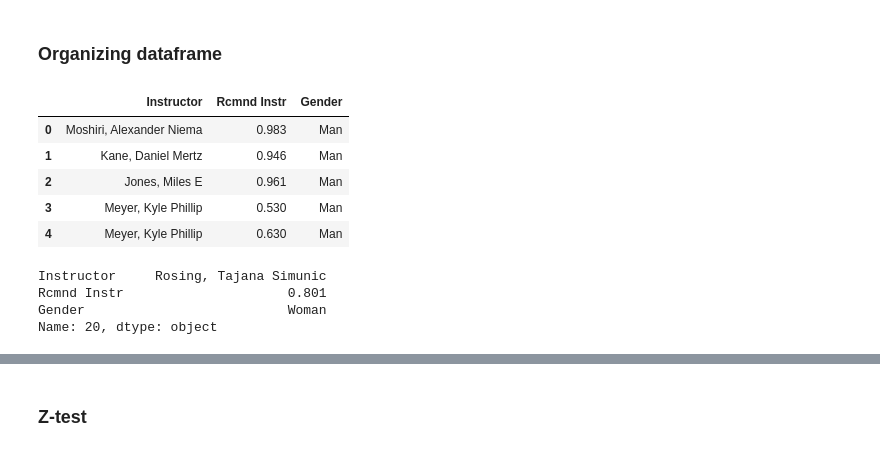
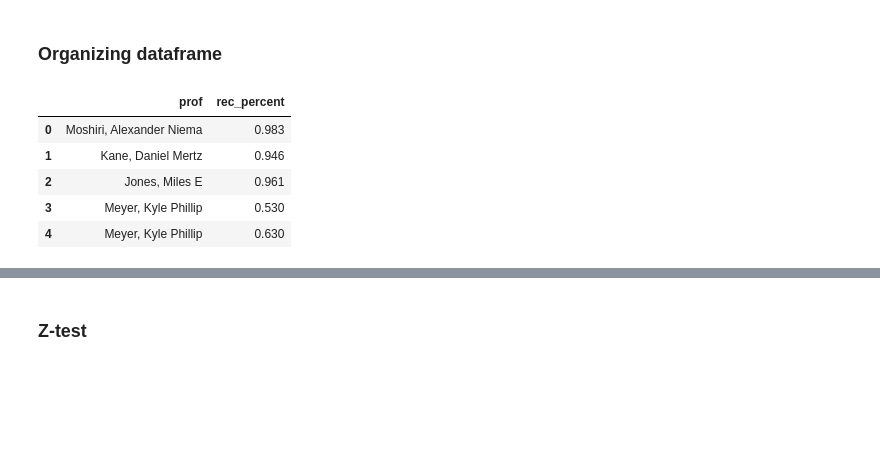
Before and after one commit to nihabhaskar/CSE_194_Project, a Jupyter notebook: stats.ipynb, the cells around one changed output, grey strips where cells are left out. Cells and saved outputs as stored; diff of their text form; code cells hidden in the pictures; blank space fills up the shorter version.

```diff
--- a/stats.ipynb
+++ b/stats.ipynb
@@ -11,2 +10,9 @@ df['Rcmnd Instr'] = df['Rcmnd Instr'].str.rstrip('%').astype('float') / 100.0
 # %%
-women_profs = ['Heninger, Nadia A', 'Rosing, Tajana Simunic', 'Chaudhuri, Kamalika', 'Alvarado, Christine J.', 'Minnes Kemp, Mor Mia', 'Polikarpova, Nadezhda', 'Esmaeilzadeh, Hadi', 'Riek, Laurel D', 'Gymrek, Melissa Ann', 'Chaudhuri, Kamalika', 'Nakashole, Ndapandula', 'Zaitsev, Anna L', 'Altintas De Callaf, Ilkay']
+# Read in data for cse department
+df_cse_rec = pd.read_csv("jacobs_capes/cse_capes.csv", usecols= ['Instructor','Rcmnd Instr'])
+
+# Change percent reccomend to decimal
+df_cse_rec['Rcmnd Instr'] = df_cse_rec['Rcmnd Instr'].str.rstrip('%').astype('float') / 100.0
+
+# Array with women professors
+women_profs = ['Heninger, Nadia A', 'Rosing, Tajana Simunic', 'Chaudhuri, Kamalika', 'Alvarado, Christine J.', 'Minnes Kemp, Mor Mia', 'Polikarpova, Nadezhda', 'Esmaeilzadeh, Hadi', 'Riek, Laurel D', 'Gymrek, Melissa Ann', 'Chaudhuri, Kamalika', 'Nakashole, Ndapandula', 'Zaitsev, Anna L', 'Altintas De Callaf, Ilkay', 'Zhang, Yiying', 'Zhao, Jishen', 'Zhou, Yuan-Yuan']
@@ -15,16 +19,15 @@ df['Gender'] = np.where(df['Instructor'].isin(women_profs), "Woman", "Man")
+# %%
+# Drop null values
+df_cse_rec = df_cse_rec.dropna()
+
+# Rename columns for convenience
+df_cse_rec = df_cse_rec.rename(columns={"Instructor":"prof", "Rcmnd Instr":"rec_percent", "Gender": "gender"})
 # %%
-df.head()
+df_cse_rec.head()
 # %% [output]
-|  | Instructor | Rcmnd Instr | Gender |
-| 0 | Moshiri, Alexander Niema | 0.983 | Man |
-| 1 | Kane, Daniel Mertz | 0.946 | Man |
-| 2 | Jones, Miles E | 0.961 | Man |
-| 3 | Meyer, Kyle Phillip | 0.530 | Man |
-| 4 | Meyer, Kyle Phillip | 0.630 | Man |
+|  | prof | rec_percent |
+| 0 | Moshiri, Alexander Niema | 0.983 |
+| 1 | Kane, Daniel Mertz | 0.946 |
+| 2 | Jones, Miles E | 0.961 |
+| 3 | Meyer, Kyle Phillip | 0.530 |
+| 4 | Meyer, Kyle Phillip | 0.630 |
-# %%
-df.loc[20]
-# %% [output]
-Instructor     Rosing, Tajana Simunic
-Rcmnd Instr                     0.801
-Gender                          Woman
-Name: 20, dtype: object
```
Also changed, not shown: parts of 14 cells of this notebook.
